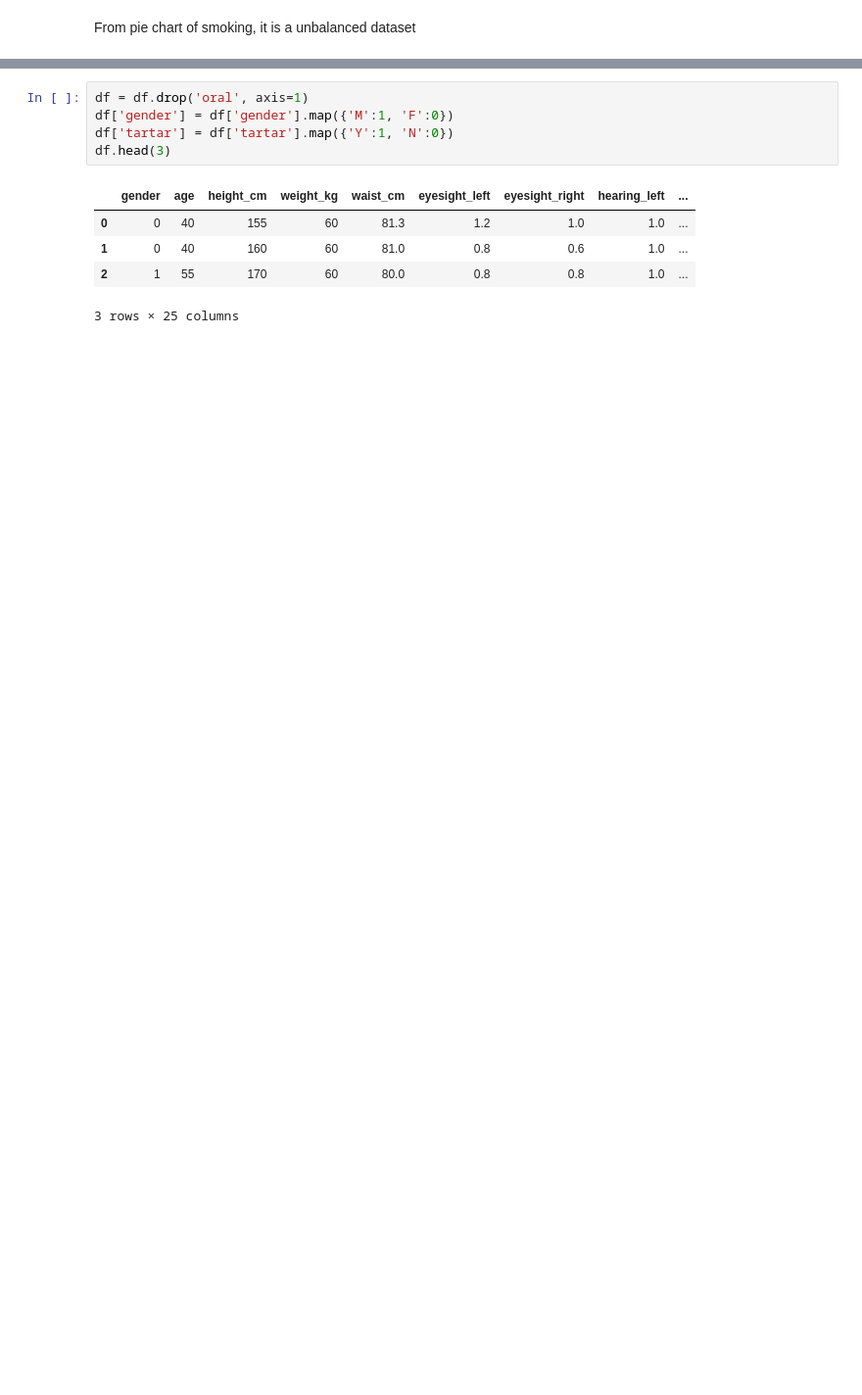
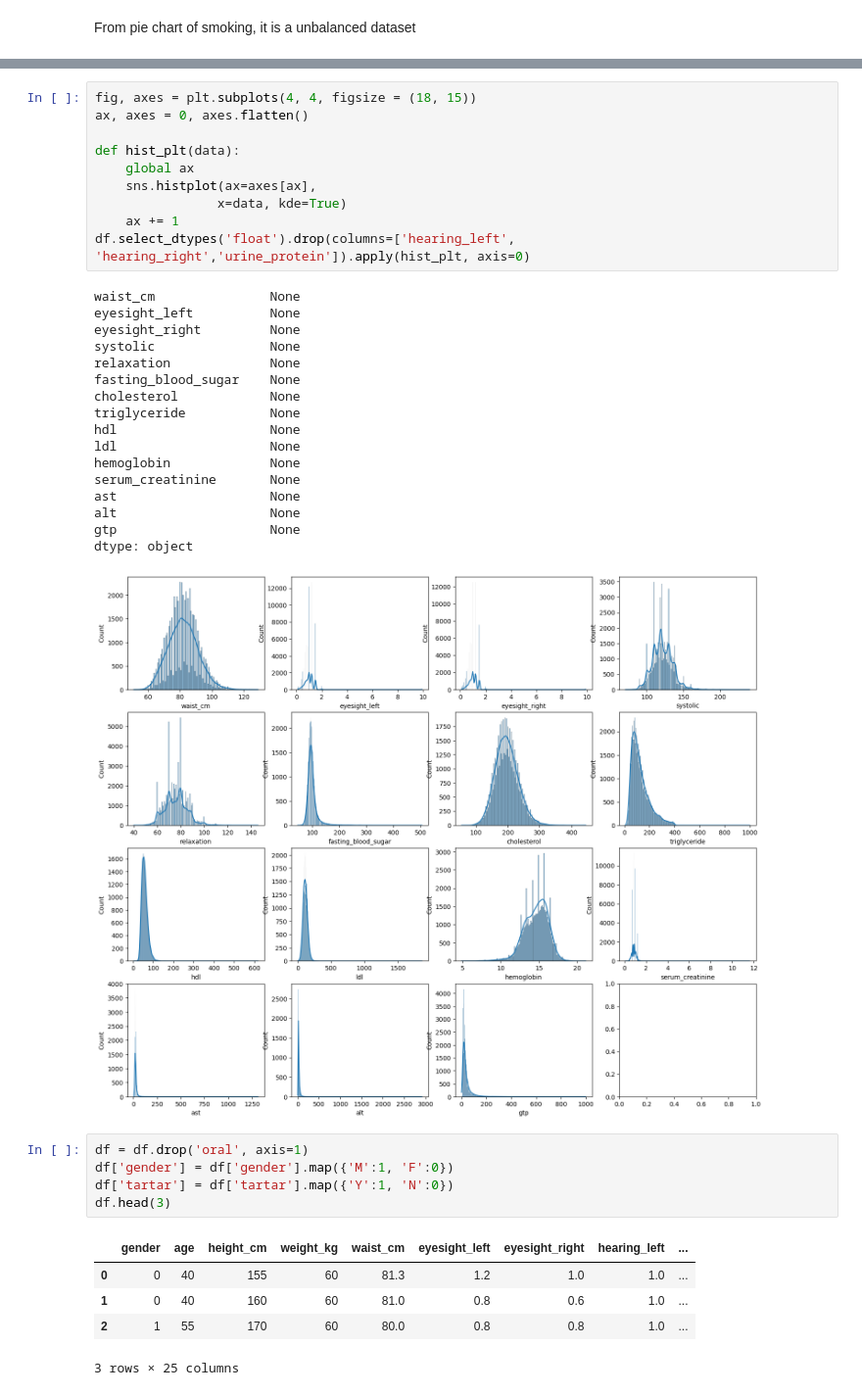
Before and after one commit to Coconut3223/Bio-Signal-Analysis-for-Smoking-Prediction, a Jupyter notebook: analysis.ipynb, the cells around one changed output, grey strips where cells are left out. Shown at 98% size. Drawn from its saved outputs; the diff is of its cells as text; blank space fills up the shorter version.

```diff
--- a/analysis.ipynb
+++ b/analysis.ipynb
@@ -139,3 +177,31 @@ From pie chart of smoking, it is a unbalanced dataset
+# %%
+fig, axes = plt.subplots(4, 4, figsize = (18, 15))
+ax, axes = 0, axes.flatten()
+
+def hist_plt(data):
+    global ax
+    sns.histplot(ax=axes[ax],
+                x=data, kde=True)
+    ax += 1
+df.select_dtypes('float').drop(columns=['hearing_left', 'hearing_right','urine_protein']).apply(hist_plt, axis=0)
+# %% [output]
+waist_cm               None
+eyesight_left          None
+eyesight_right         None
+systolic               None
+relaxation             None
+fasting_blood_sugar    None
+cholesterol            None
+triglyceride           None
+hdl                    None
+ldl                    None
+hemoglobin             None
+serum_creatinine       None
+ast                    None
+alt                    None
+gtp                    None
+dtype: object
+[figure, added]
 # %%
 df = df.drop('oral', axis=1)
 df['gender'] = df['gender'].map({'M':1, 'F':0})
```
Also changed, not shown: parts of 12 cells of this notebook, 1 other file.
